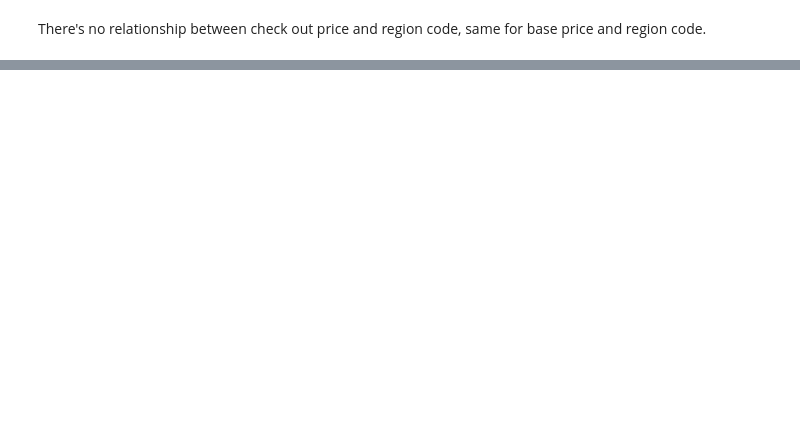
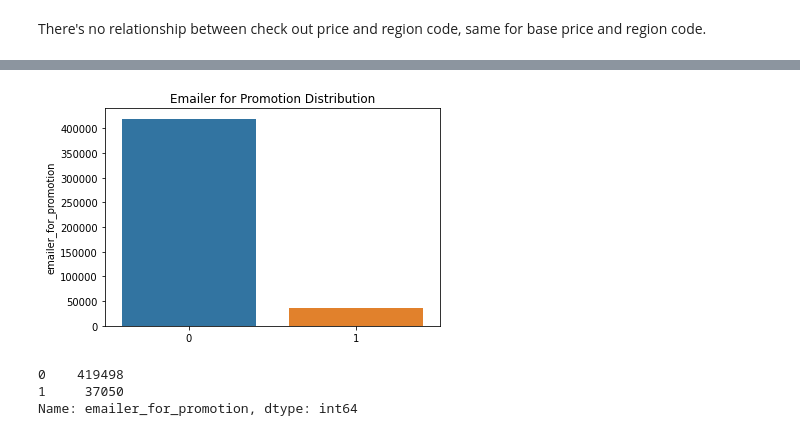
Before and after one commit to jihuali/aml-project, a Jupyter notebook: index.ipynb, the cells around one changed output, grey strips where cells are left out. Cells and saved outputs as stored; diff of their text form; code cells hidden in the pictures; blank space fills up the shorter version.

```diff
--- a/index.ipynb
+++ b/index.ipynb
@@ -216,0 +245,13 @@ There's no relationship between check out price and region code, same for base p
+# %%
+fig,ax = plt.subplots(1,1,figsize=(6,4));
+sns.barplot(train_data['emailer_for_promotion'].value_counts().index,train_data['emailer_for_promotion'].value_counts());
+
+ax.set_title("Emailer for Promotion Distribution");
+# %% [output]
+[figure, added]
+# %%
+train_data['emailer_for_promotion'].value_counts()
+# %% [output]
+0    419498
+1     37050
+Name: emailer_for_promotion, dtype: int64
```
Also changed, not shown: parts of 28 cells of this notebook, 1 other file.
